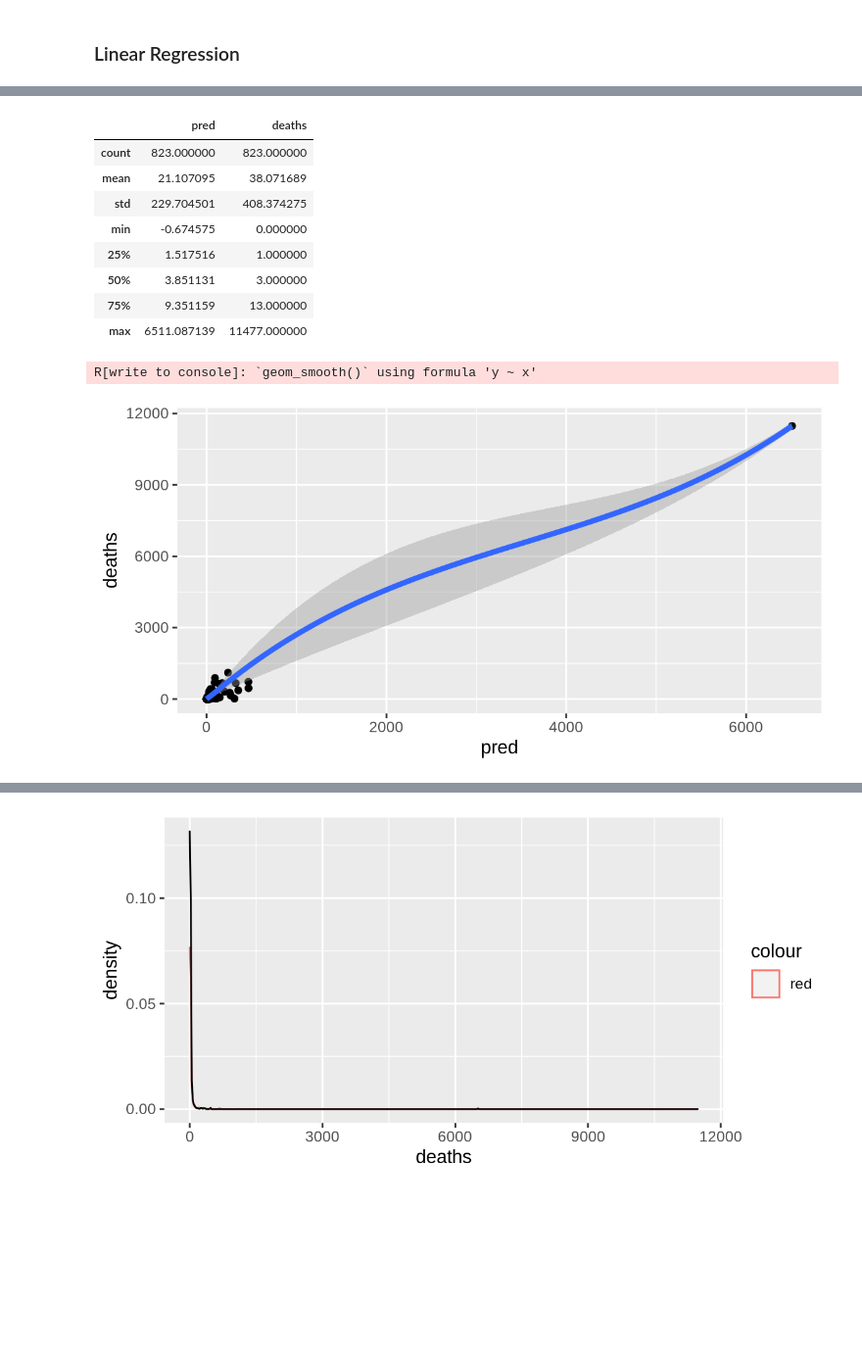
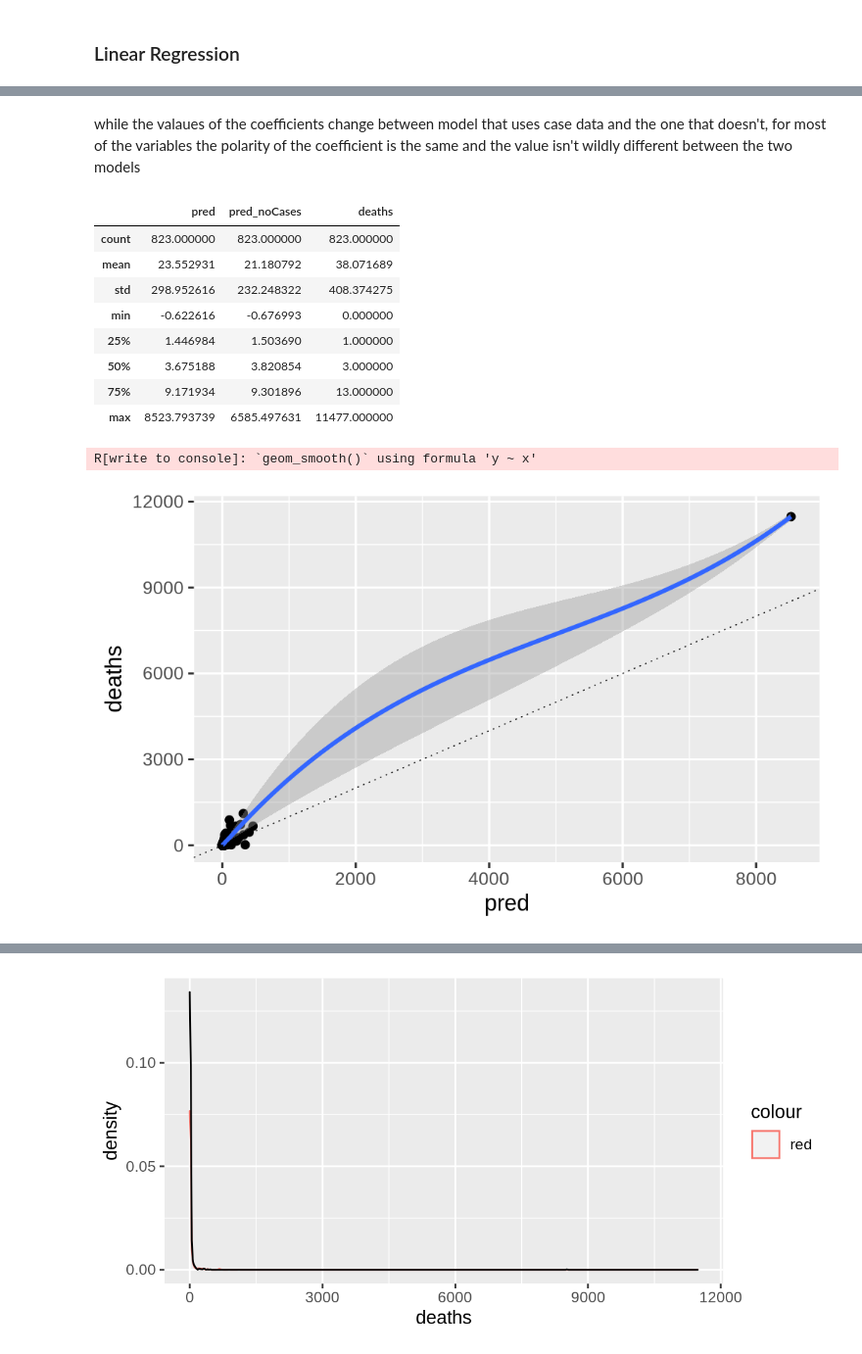
Before and after one commit to aejurgensen/Covid-19, a Jupyter notebook: models.ipynb, the cells around one changed output, grey strips where cells are left out. Shown at 98% size. Saved outputs shown, nothing was run; the diff lists cells and outputs as text; code cells hidden in the pictures; blank space fills up the shorter version.

Commit message:
reran models with updated data

```diff
--- a/models.ipynb
+++ b/models.ipynb
@@ -123,8 +163,11 @@ abbrev[["density", "area", "population", "intl_passengers", "domestic_passengers
 # %%
 abbrev.loc[abbrev["intl_passengers"] == 0, "intl_passengers"] = 0.0000001
 abbrev.loc[abbrev["domestic_passengers"] == 0, "domestic_passengers"] = 0.0000001
+abbrev.loc[abbrev["cases_march1"] == 0, "cases_march1"] = 0.0000001
+abbrev.loc[abbrev["cases_march15"] == 0, "cases_march15"] = 0.0000001
 
-transform = ["population", "density", "intl_passengers", "domestic_passengers", "area"]
+transform = ["population", "density", "intl_passengers", "domestic_passengers", "area",
+            "cases_march1", "cases_march15"]
 for field in transform:
     abbrev["log_"+field] = np.log1p(abbrev[field])
 # %%
@@ -166,0 +194,5 @@ log_predictors
+# %%
+log_predictors_noCaseData = log_predictors.copy()
+log_predictors_noCaseData.remove('log_cases_march1')
+log_predictors_noCaseData.remove('log_cases_march15')
+print(log_predictors_noCaseData)
@@ -253,7 +302,14 @@ ttr.score(abbrev[log_predictors], abbrev["death_prc"])
 # %%
-# use the one with r2=0.795 (log predictors, dependent variable=deaths)
-ttr = TransformedTargetRegressor(regressor=LinearRegression(), func=np.log1p, inverse_func=np.expm1)
-ttr.fit(abbrev[log_predictors], abbrev["deaths"])
-for a, b in zip(log_predictors, ttr.regressor_.coef_):
-    print(a, "\t", b)
+# compare those with with r2=.910 and r2=0.799 (log predictors, dependent variable=deaths)
+ttr1 = TransformedTargetRegressor(regressor=LinearRegression(), func=np.log1p, inverse_func=np.expm1)
+ttr1.fit(abbrev[log_predictors], abbrev["deaths"])
+
+ttr2 = TransformedTargetRegressor(regressor=LinearRegression(), func=np.log1p, inverse_func=np.expm1)
+ttr2.fit(abbrev[log_predictors_noCaseData], abbrev["deaths"])
+
+print("variable\tcoeff with cases\tcoeff without cases")
+for a, b,c in zip(log_predictors, ttr1.regressor_.coef_, ttr2.regressor_.coef_):
+    print(a, "\t", b, "\t", c)
+print(log_predictors[19], "\t", ttr1.regressor_.coef_[19], "\tNA")
+print(log_predictors[20], "\t",ttr1.regressor_.coef_[20], "\tNA")
 # %% [output]
@@ -279,24 +333,31 @@ log_area         1.2328815449818398
+# %% [markdown]
+while the valaues of the coefficients change between model that uses case data and the one that doesn't, for most of the variables the polarity of the coefficient is the same and the value isn't wildly different between the two models
 # %%
 exam = abbrev.copy()
-exam["fitted"] = ttr.regressor_.predict(abbrev[log_predictors])
-exam["pred"] = ttr.inverse_func(ttr.regressor_.predict(abbrev[log_predictors]))
+exam["fitted"] = ttr1.regressor_.predict(abbrev[log_predictors])
+exam["pred"] = ttr1.inverse_func(ttr1.regressor_.predict(abbrev[log_predictors]))
+
+exam["fitted_noCases"] = ttr2.regressor_.predict(abbrev[log_predictors_noCaseData])
+exam["pred_noCases"] = ttr2.inverse_func(ttr2.regressor_.predict(abbrev[log_predictors_noCaseData]))
 # %%
-exam[["pred", "deaths"]].describe()
+exam[["pred", "pred_noCases", "deaths"]].describe()
 # %% [output]
-|  | pred | deaths |
-| count | 823.000000 | 823.000000 |
-| mean | 21.107095 | 38.071689 |
-| std | 229.704501 | 408.374275 |
-| min | -0.674575 | 0.000000 |
-| 25% | 1.517516 | 1.000000 |
-| 50% | 3.851131 | 3.000000 |
-| 75% | 9.351159 | 13.000000 |
-| max | 6511.087139 | 11477.000000 |
+|  | pred | pred_noCases | deaths |
+| count | 823.000000 | 823.000000 | 823.000000 |
+| mean | 23.552931 | 21.180792 | 38.071689 |
+| std | 298.952616 | 232.248322 | 408.374275 |
+| min | -0.622616 | -0.676993 | 0.000000 |
+| 25% | 1.446984 | 1.503690 | 1.000000 |
+| 50% | 3.675188 | 3.820854 | 3.000000 |
+| 75% | 9.171934 | 9.301896 | 13.000000 |
+| max | 8523.793739 | 6585.497631 | 11477.000000 |
 # %%
-%%R -i exam -w 6 -h 3 --units in -r 200
+%%R -i exam -w 5 -h 3 --units in -r 200
 
-ggplot(exam, aes(x=pred, y=deaths)) + geom_jitter() + geom_smooth(method = "loess", size = 1.5)
+ggplot(exam, aes(x=pred, y=deaths)) + geom_jitter() +
+geom_smooth(method = "loess", size = 1) +
+geom_abline(slope=1, intercept=0, size = 0.25, linetype="dotted")
 # %% [output]
 R[write to console]: `geom_smooth()` using formula 'y ~ x'
-[figure, old version]
+[figure, new version]
 # %%
```
Also changed, not shown: parts of 44 cells of this notebook, 4 other files.
